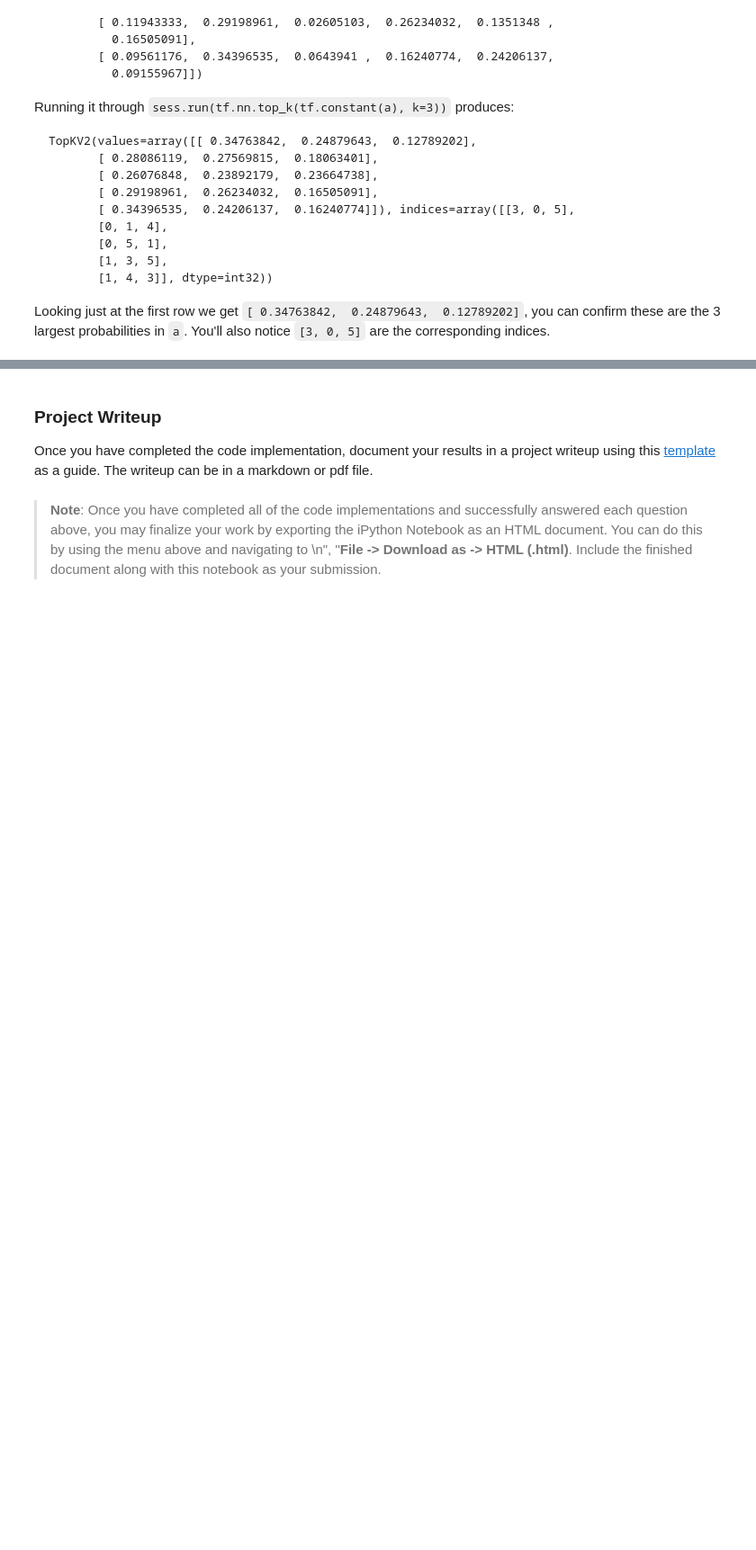
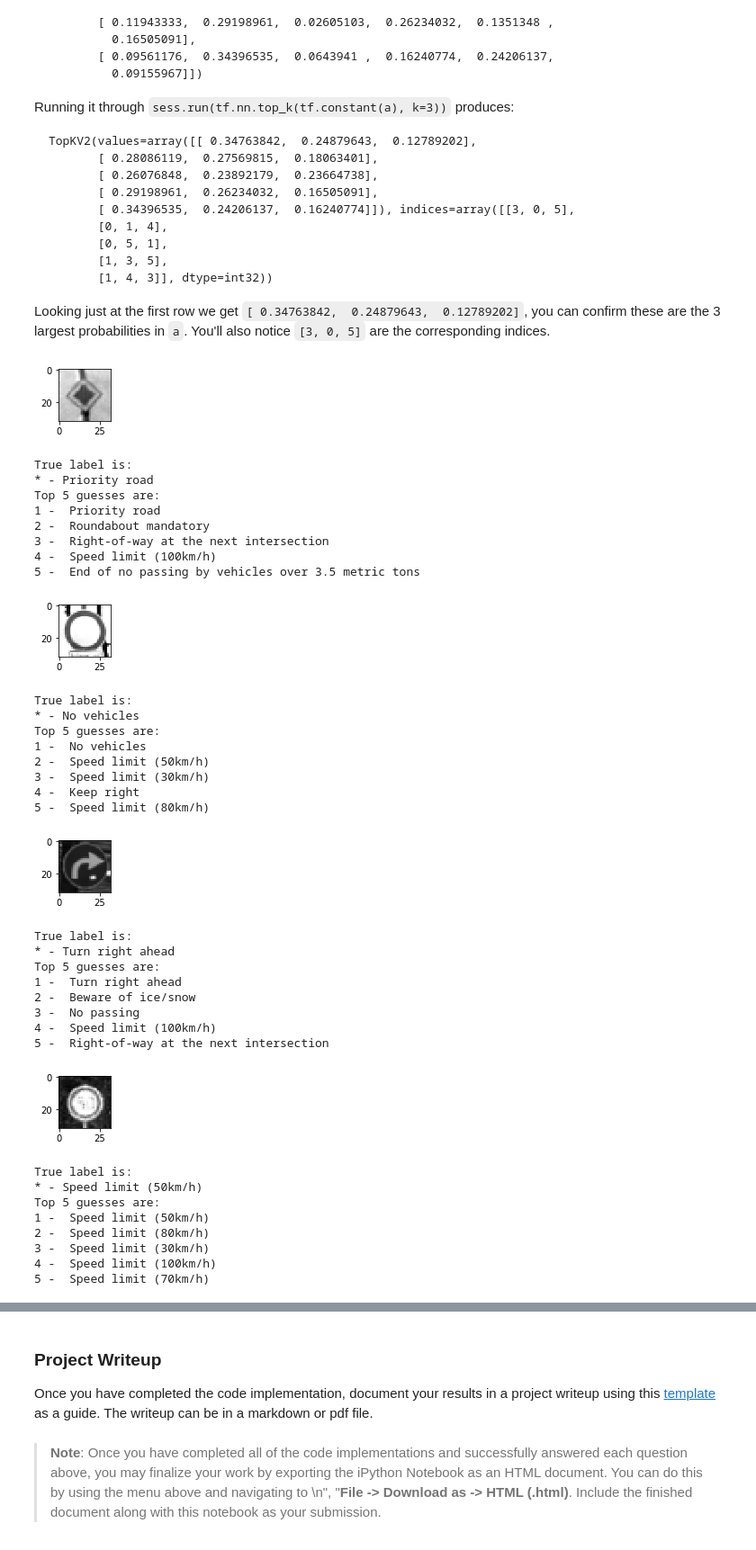
Before and after one commit to ahmadesh/Udacity-CarND-Term1-Traffic-Sign-Classifier, a Jupyter notebook: Traffic_Sign_Classifier.ipynb, the cells around one changed output, grey strips where cells are left out. Shown at 90% size. Cells and saved outputs as stored; diff of their text form; code cells hidden in the pictures; blank space fills up the shorter version.

```diff
--- a/Traffic_Sign_Classifier.ipynb
+++ b/Traffic_Sign_Classifier.ipynb
@@ -164,3 +243,11 @@ sets imply underfitting. A high accuracy on the training set but low accuracy on
 ### Once a final model architecture is selected,
 ### the accuracy on the test set should be calculated and reported as well.
 ### Feel free to use as many code cells as needed.
+
+rate = 0.002
+
+logits = LeNet(x)
+cross_entropy = tf.nn.softmax_cross_entropy_with_logits(labels=one_hot_y, logits=logits)
+loss_operation = tf.reduce_mean(cross_entropy)
+optimizer = tf.train.AdamOptimizer(learning_rate = rate)
+training_operation = optimizer.minimize(loss_operation)
@@ -183,8 +356,23 @@ You may find `signnames.csv` useful as it contains mappings from the class id (i
 ### Run the predictions here and use the model to output the prediction for each image.
 ### Make sure to pre-process the images with the same pre-processing pipeline used earlier.
 ### Feel free to use as many code cells as needed.
+with tf.Session() as sess:
+    saver = tf.train.import_meta_graph('./lenet_trafficSign_classifier.meta')
+    saver.restore(sess, tf.train.latest_checkpoint('./'))
+    result = []
+    model_input = np.zeros([1,32,32,1])
+    for i in range(5):
+        model_input[0,:,:,0] = image[i]
+        out = sess.run(tf.argmax(logits, 1), feed_dict={x: model_input})
+        result.append(label[int(out)])
 # %% [markdown]
 ### Analyze Performance
 # %%
 ### Calculate the accuracy for these 5 new images.
 ### For example, if the model predicted 1 out of 5 signs correctly, it's 20% accurate on these new images.
+accuracy = 0
+for i in range(5):
+    if result[i]==gt[i]:
+        accuracy += 1
+accuracy /= 5.0
+print("Accuracy for the 5 sampled images is:", accuracy*100, "%")
@@ -233,0 +421,57 @@ Looking just at the first row we get `[ 0.34763842,  0.24879643,  0.12789202]`,
+# %%
+### Print out the top five softmax probabilities for the predictions on the German traffic sign images found on the web.
+### Feel free to use as many code cells as needed.
+with tf.Session() as sess:
+    saver = tf.train.import_meta_graph('./lenet_trafficSign_classifier.meta')
+    saver.restore(sess, tf.train.latest_checkpoint('./'))
+    result = []
+    model_input = np.zeros([1,32,32,1])
+    for i in range(5):
+        model_input[0,:,:,0] = image[i]
+        out = sess.run(tf.nn.top_k(logits, k=5), feed_dict={x: model_input})
+        plt.figure(i)
+        plt.subplot(1,5,1)
+        plt.imshow(image[i], cmap='gray')
+        plt.show()
+        print("True label is:")
+        print("* -", gt[i])
+        print("Top 5 guesses are:")
+        for j in range(5):
+            print(j+1, "- ", label[int(out.indices[0][j])])
+# %% [output]
+[figure, added]
+True label is:
+* - Priority road
+Top 5 guesses are:
+1 -  Priority road
+2 -  Roundabout mandatory
+3 -  Right-of-way at the next intersection
+4 -  Speed limit (100km/h)
+5 -  End of no passing by vehicles over 3.5 metric tons
+[figure, added]
+True label is:
+* - No vehicles
+Top 5 guesses are:
+1 -  No vehicles
+2 -  Speed limit (50km/h)
+3 -  Speed limit (30km/h)
+4 -  Keep right
+5 -  Speed limit (80km/h)
+[figure, added]
+True label is:
+* - Turn right ahead
+Top 5 guesses are:
+1 -  Turn right ahead
+2 -  Beware of ice/snow
+3 -  No passing
+4 -  Speed limit (100km/h)
+5 -  Right-of-way at the next intersection
+[figure, added]
+True label is:
+* - Speed limit (50km/h)
+Top 5 guesses are:
+1 -  Speed limit (50km/h)
+2 -  Speed limit (80km/h)
+3 -  Speed limit (30km/h)
+4 -  Speed limit (100km/h)
+5 -  Speed limit (70km/h)
```
Also changed, not shown: parts of 18 cells of this notebook, 4 other files.
